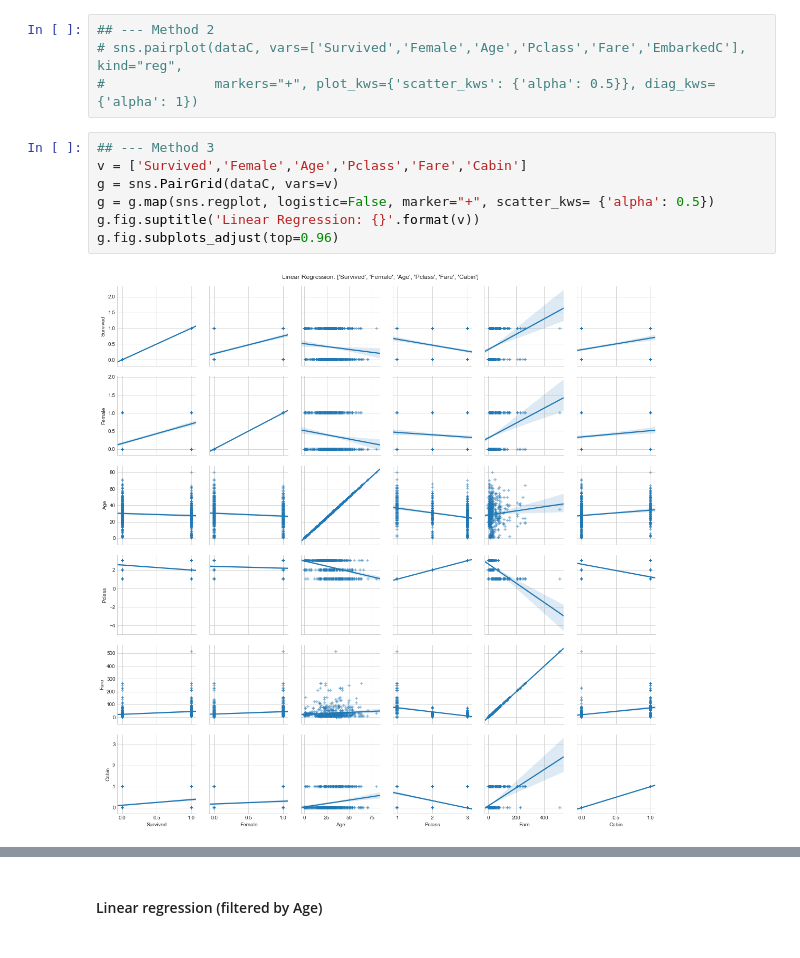
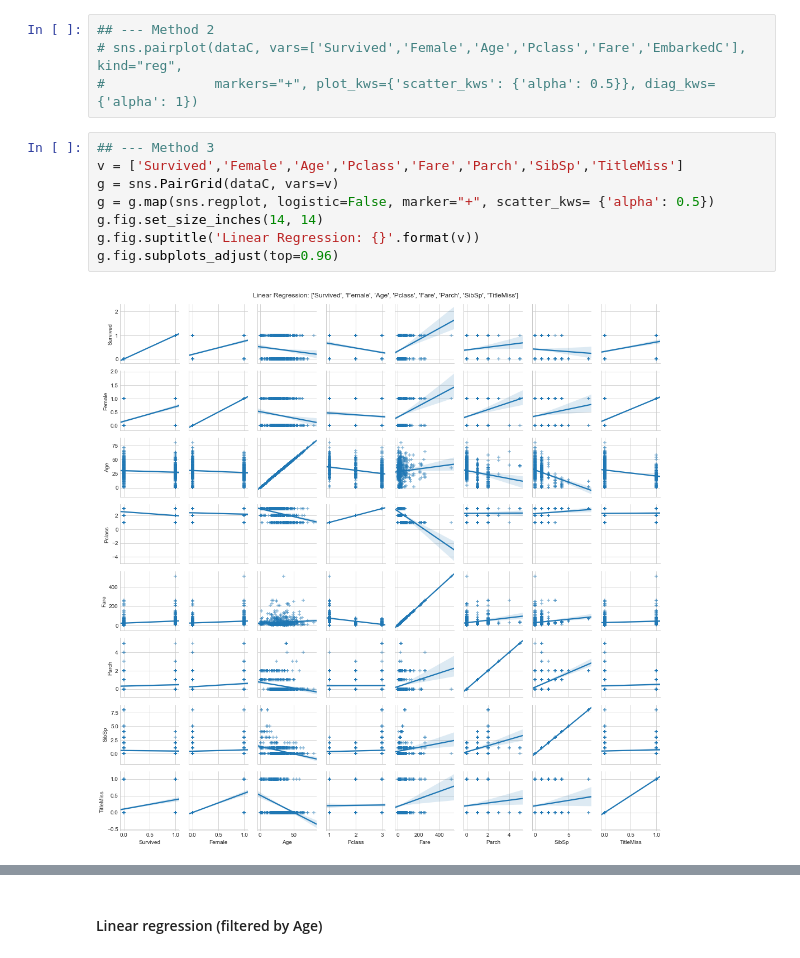
Before and after one commit to mysterious-ben/Titanic, a Jupyter notebook: run/data_analysis.ipynb, the cells around one changed output, grey strips where cells are left out. Saved outputs shown, nothing was run; the diff lists cells and outputs as text.

```diff
--- a/run/data_analysis.ipynb
+++ b/run/data_analysis.ipynb
@@ -391,10 +396,11 @@ g.fig.subplots_adjust(top=0.94)
 #              markers="+", plot_kws={'scatter_kws': {'alpha': 0.5}}, diag_kws={'alpha': 1})
 # %%
 ## --- Method 3
-v = ['Survived','Female','Age','Pclass','Fare','Cabin']
+v = ['Survived','Female','Age','Pclass','Fare','Parch','SibSp','TitleMiss']
 g = sns.PairGrid(dataC, vars=v)
 g = g.map(sns.regplot, logistic=False, marker="+", scatter_kws= {'alpha': 0.5})
+g.fig.set_size_inches(14, 14)
 g.fig.suptitle('Linear Regression: {}'.format(v))
 g.fig.subplots_adjust(top=0.96)
 # %% [output]
-[figure, old version]
+[figure, new version]
```
Also changed, not shown: parts of 24 cells of this notebook, 13 other files.
